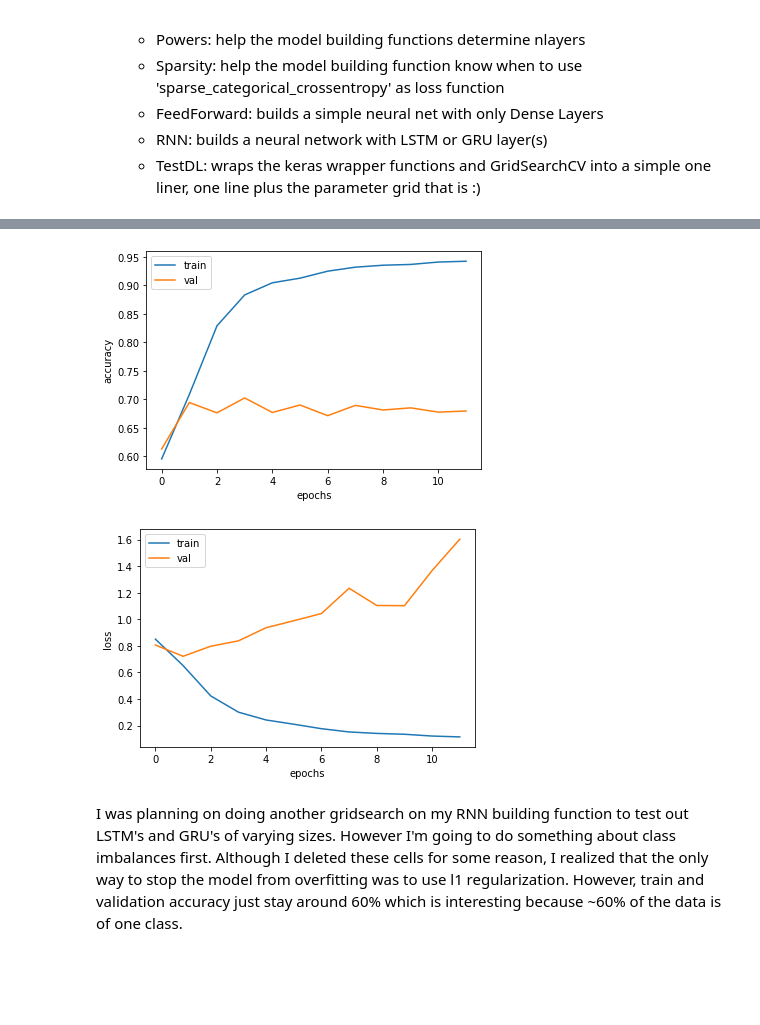
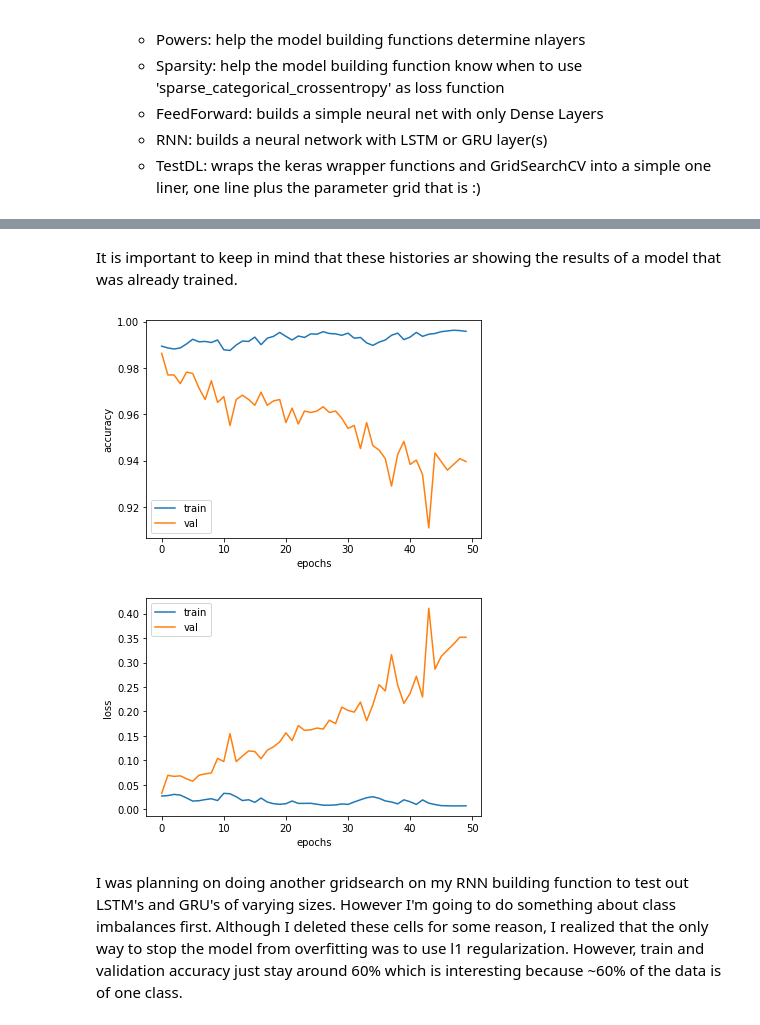
Before and after one commit to spe301/dsc-phase-4-project, a Jupyter notebook: Phase_4_project.ipynb, the cells around one changed output, grey strips where cells are left out. Cells and saved outputs as stored; diff of their text form; code cells hidden in the pictures; blank space fills up the shorter version.

```diff
--- a/Phase_4_project.ipynb
+++ b/Phase_4_project.ipynb
@@ -10,7 +10,7 @@ Saving judge-1377884607_tweet_product_company.csv to judge-1377884607_tweet_prod
 # %%
 import pandas as pd
 
-df = pd.read_csv('judge-1377884607_tweet_product_company.csv', engine='python')
+df = pd.read_csv('judge-1377884607_tweet_product_company (1).csv', engine='python')
 # %%
 #dropping row 6 as there's no tweet in that row and dropping all rows where sentiment is "I can't tell"
 df = df.drop(6)
@@ -236,7 +236,7 @@ def Bidirectional(vocab, nodes, output, optimizer, metrics, activation):
   model.compile(optimizer=optimizer, loss=loss, metrics=metrics)
   return model
 
-B = Bidirectional(21444, 64, 3, 'adam', ['accuracy'], 'relu')
+B = Bidirectional(12500, 64, 3, 'adam', ['accuracy'], 'relu')
 early_stopping = [EarlyStopping(patience=10), ModelCheckpoint(filepath='model.{epoch:02d}-{val_loss:.2f}.h5')]
 B.summary()
 B.fit(X_train, y_train, batch_size=64, epochs=50, callbacks=early_stopping, validation_split=0.2)
@@ -319,3 +287,5 @@ Epoch 12/50
+# %%
+model = models.load_model('model.h5')
 # %%
 model.evaluate(X_test, y_test, batch_size=64)
 # %% [output]
@@ -328,0 +299,2 @@ model.evaluate(X_train, y_train, batch_size=64)
+# %%
+history = model.fit(X_train, y_train, epochs=50, batch_size=64, validation_split=0.2)
@@ -329,11 +319,13 @@ model.evaluate(X_train, y_train, batch_size=64)
+# %% [markdown]
+It is important to keep in mind that these histories ar showing the results of a model that was already trained.
 # %%
-dh.ViewAccuracy(history, 12)
+dh.ViewAccuracy(history, 50)
 # %% [output]
-[figure, old version]
+[figure, new version]
 # %%
-dh.ViewLoss(history, 12)
+dh.ViewLoss(history, 50)
 # %% [output]
-[figure, old version]
+[figure, new version]
 # %% [markdown]
 I was planning on doing another gridsearch on my RNN building function to test out LSTM's and GRU's of varying sizes. However I'm going to do something about class imbalances first. Although I deleted these cells for some reason, I realized that the only way to stop the model from overfitting was to use l1 regularization. However, train and validation accuracy just stay around 60% which is interesting because ~60% of the data is of one class.
 # %%
```
Also changed, not shown: parts of 55 cells of this notebook.
